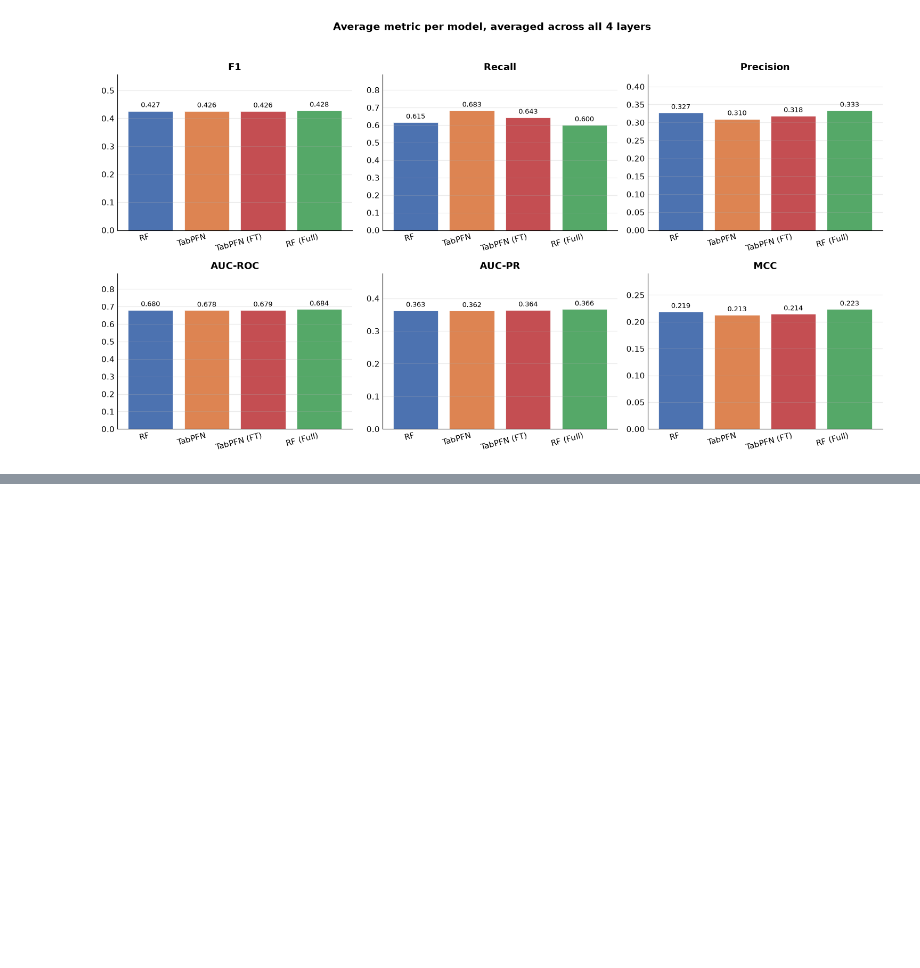
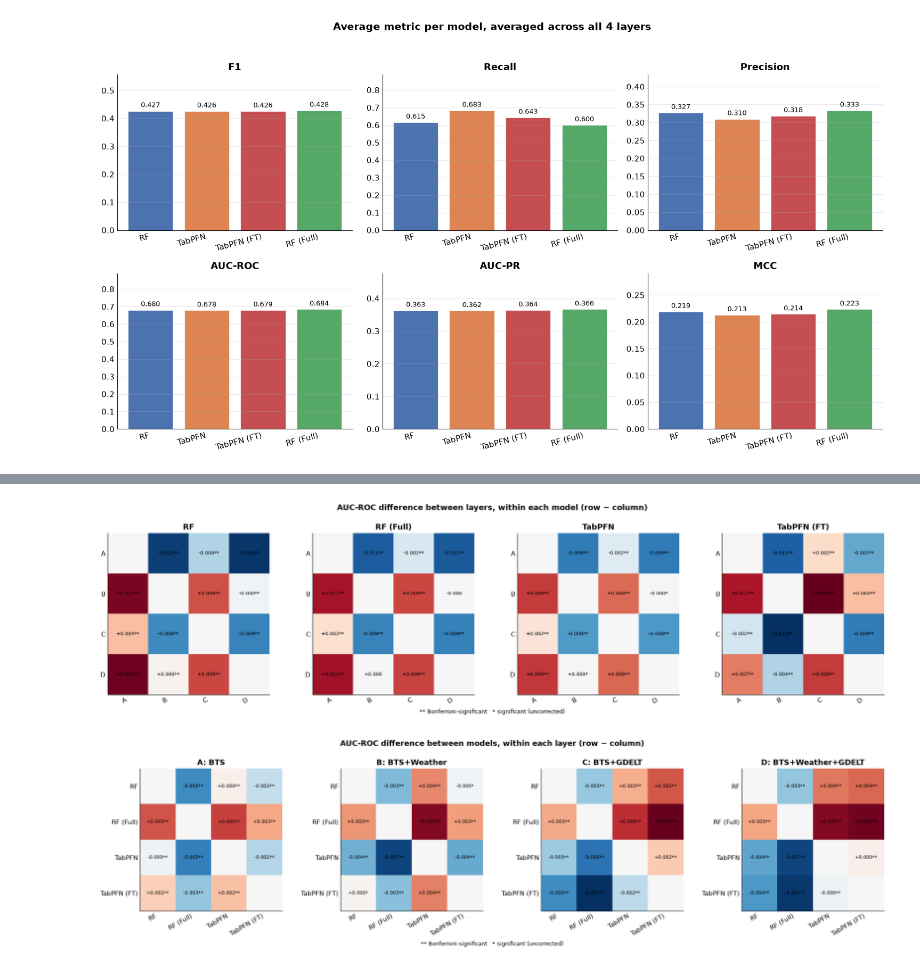
Before and after one commit to aniaand/BachelorThesisAirlineDelayPrediction, a Jupyter notebook: notebooks/results.ipynb, the cells around one changed output, grey strips where cells are left out. Drawn from its saved outputs; the diff is of its cells as text; code cells hidden in the pictures; blank space fills up the shorter version.

```diff
--- a/notebooks/results.ipynb
+++ b/notebooks/results.ipynb
@@ -23,7 +23,7 @@ rf_dir = results_dir / "rf"
 tabpfn_dir = results_dir / "fm"
 rf_full_dir = results_dir / "rf_full"
 tabpfn_tuned_dir = results_dir / "fm_tuned"
-fm_tuned_proba_template = "{key}_tuned_y_proba.npy"
+fm_tuned_proba_template = "{key}_finetuned_y_proba.npy"
 
 layer_files = [
     "layer_a_bts",
@@ -504,0 +410,9 @@ plt.show()
+# %%
+layer_rows = []
+for model in model_order:
+    for r in pairwise_delong(y_test, layer_order, [probs[(model, l)] for l in layer_order]):
+        layer_rows.append({"family": "layer pairs", "group": model, **r})
+
+layer_pair_df = add_effect_sizes_and_correction(pd.DataFrame(layer_rows))
+layer_pair_df.to_csv(results_dir / "delong_layer_pairs.csv", index=False)
+layer_pair_df[show_cols].round(4)
@@ -504,0 +482,47 @@ plt.show()
+# %%
+def plot_diff_heatmaps(df, order, title, fname):
+    groups = list(dict.fromkeys(df["group"]))
+    vmax = df["auc_diff"].abs().max()
+    short = lambda s: s.split(":")[0]
+
+    fig, axes = plt.subplots(1, len(groups), figsize=(4.8 * len(groups), 4.6))
+    for ax, g in zip(np.atleast_1d(axes), groups):
+        mat = pd.DataFrame(0.0, index=order, columns=order)
+        star = pd.DataFrame("", index=order, columns=order)
+        for _, r in df[df["group"] == g].iterrows():
+            mat.loc[r["b"], r["a"]] = r["auc_diff"]
+            mat.loc[r["a"], r["b"]] = -r["auc_diff"]
+            mark = "**" if r["sig_bonferroni"] else ("*" if r["sig_0.05"] else "")
+            star.loc[r["b"], r["a"]] = mark
+            star.loc[r["a"], r["b"]] = mark
+
+        ax.imshow(mat.values, cmap="RdBu_r", vmin=-vmax, vmax=vmax)
+        for i in range(len(order)):
+            for j in range(len(order)):
+                if i != j:
+                    ax.text(j, i, f"{mat.values[i, j]:+.3f}{star.values[i, j]}",
+                            ha="center", va="center", fontsize=8)
+        ax.set_xticks(range(len(order)))
+        ax.set_yticks(range(len(order)))
+        ax.set_xticklabels([short(o) for o in order], rotation=30, ha="right")
+        ax.set_yticklabels([short(o) for o in order])
+        ax.set_title(g, fontweight="bold")
+        ax.tick_params(axis="both", length=0)
+        ax.grid(False)
+
+    fig.suptitle(title, fontsize=13, fontweight="bold", y=1.02)
+    fig.text(0.5, -0.04, "** Bonferroni-significant   * significant (uncorrected)", ha="center", fontsize=9)
+    plt.tight_layout()
+    plt.savefig(results_dir / fname, dpi=150, bbox_inches="tight")
+    plt.show()
+
+
+plot_diff_heatmaps(layer_pair_df, layer_order,
+                   "AUC-ROC difference between layers, within each model (row − column)",
+                   "delong_layer_pairs_heatmap.png")
+plot_diff_heatmaps(model_pair_df, model_order,
+                   "AUC-ROC difference between models, within each layer (row − column)",
+                   "delong_model_pairs_heatmap.png")
+# %% [output]
+[figure, added]
+[figure, added]
```
Also changed, not shown: parts of 24 cells of this notebook.
